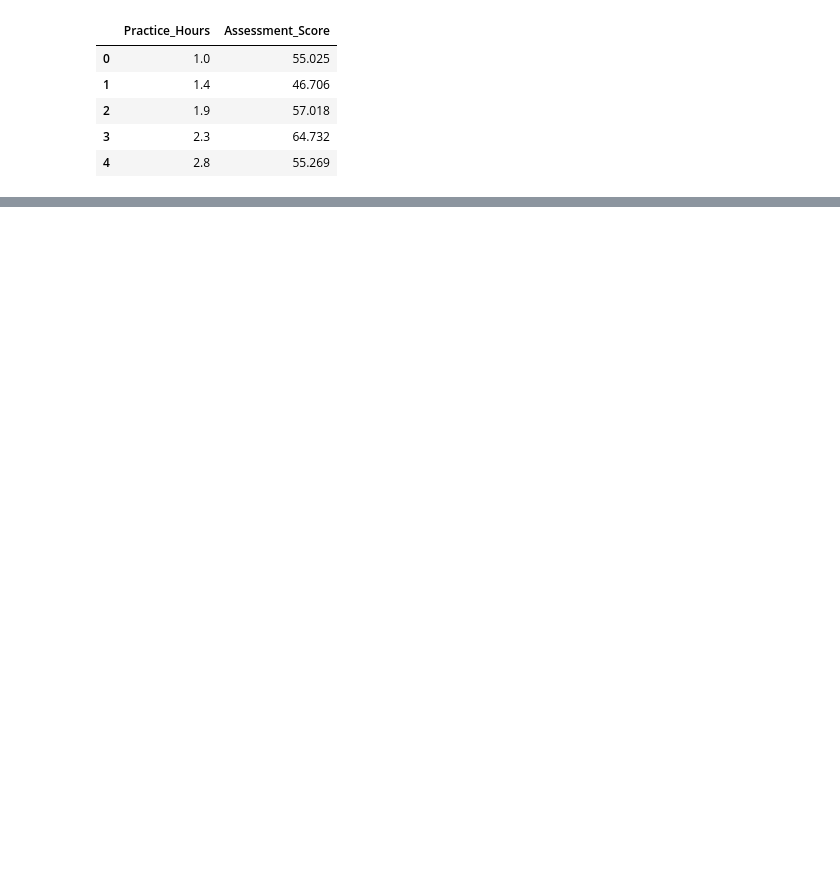
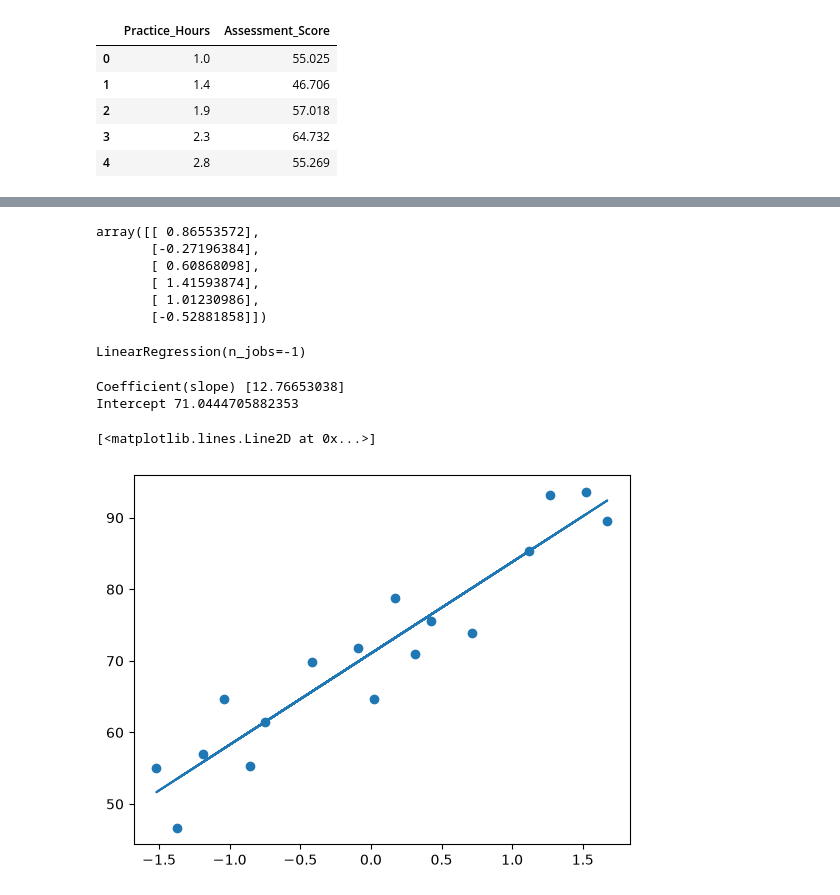
Before and after one commit to khanzahid2223/AI_Bootcamp, a Jupyter notebook: Linear Regression/Simple Linear Regressiom/hello.ipynb, the cells around one changed output, grey strips where cells are left out. Saved outputs shown, nothing was run; the diff lists cells and outputs as text; code cells hidden in the pictures; blank space fills up the shorter version.

```diff
--- a/Linear Regression/Simple Linear Regressiom/hello.ipynb
+++ b/Linear Regression/Simple Linear Regressiom/hello.ipynb
@@ -14,0 +47,2 @@ df.head()
+# %%
+X_train,X_test,y_train,y_test=train_test_split(X,y,test_size=0.25,random_state=32)
@@ -14,0 +52,4 @@ df.head()
+# %%
+scalar=StandardScaler()
+X_train=scalar.fit_transform(X_train)
+X_train
@@ -14,0 +74,31 @@ df.head()
+# %%
+X_test=scalar.transform(X_test)
+X_test
+# %% [output]
+array([[ 0.86553572],
+       [-0.27196384],
+       [ 0.60868098],
+       [ 1.41593874],
+       [ 1.01230986],
+       [-0.52881858]])
+# %%
+#Applay Sipmle Linear Regression
+from sklearn.linear_model import LinearRegression
+regression=LinearRegression(n_jobs=-1)
+# %%
+regression.fit(X_train,y_train)
+# %% [output]
+LinearRegression(n_jobs=-1)
+# %%
+#Coefficient(slope) and intercept
+print("Coefficient(slope)",regression.coef_)
+print("Intercept",regression.intercept_)
+# %% [output]
+Coefficient(slope) [12.76653038]
+Intercept 71.0444705882353
+# %%
+plt.scatter(X_train,y_train)
+plt.plot(X_train,regression.predict(X_train))
+# %% [output]
+[<matplotlib.lines.Line2D at 0x...>]
+[figure, added]
```
Also changed, not shown: parts of 22 cells of this notebook.
